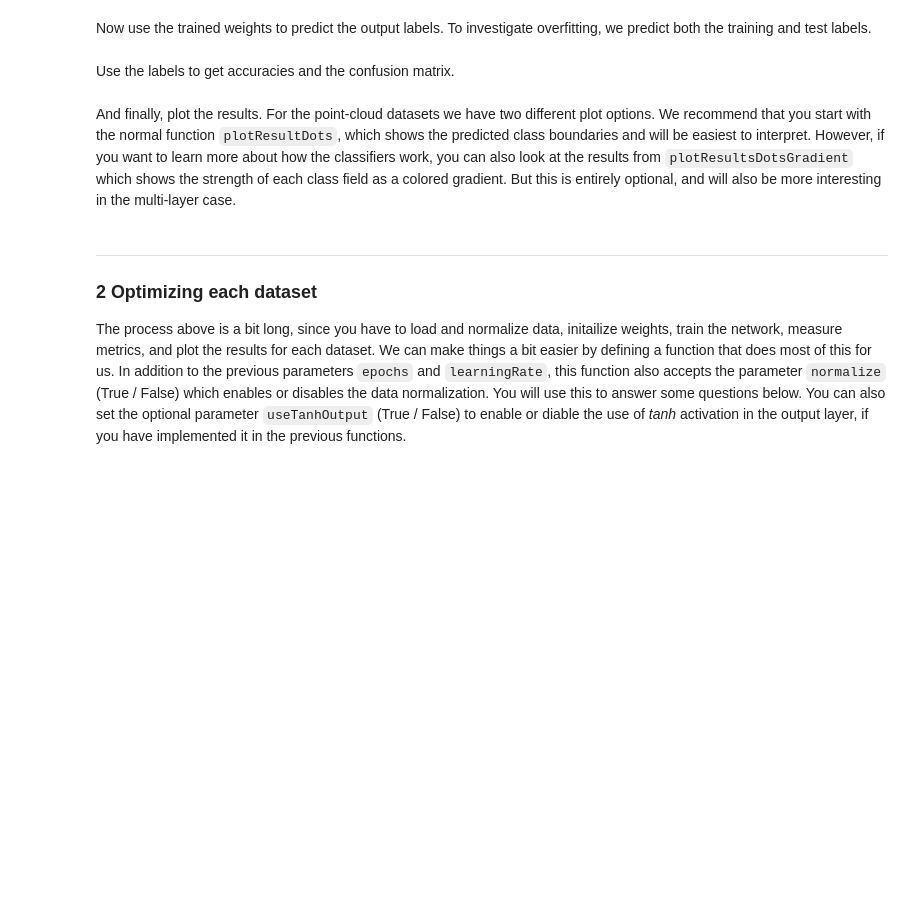
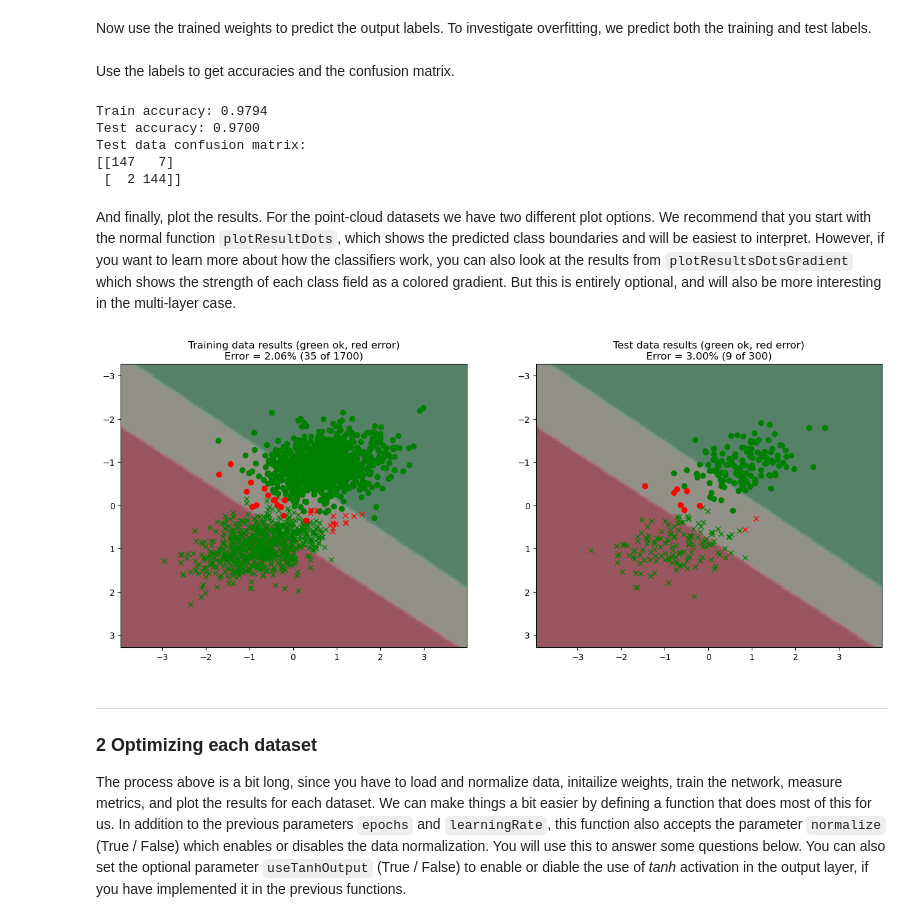
Before and after one commit to mattuz/TBMI26-neural-networks, a Jupyter notebook: LabCode/A1_Supervised/main2_SingleLayer.ipynb, the cells around one changed output. Drawn from its saved outputs; the diff is of its cells as text; code cells hidden in the pictures; blank space fills up the shorter version.

```diff
--- a/LabCode/A1_Supervised/main2_SingleLayer.ipynb
+++ b/LabCode/A1_Supervised/main2_SingleLayer.ipynb
@@ -69,7 +69,14 @@ def forward(X, W, B, useTanhOutput=False):
     # === Your code here =========================
     # --------------------------------------------
 
-    Y = ???
+    Z_curr = X@W + B
+
+    if(useTanhOutput):
+        #Tanh
+        Y = np.tanh(Z_curr)
+    else:
+        #Sigmoid
+        Y = 1/(1+np.exp(-Z_curr))
 
     # ============================================
 
@@ -108,8 +115,10 @@ def backward(W, B, X, Y, D, useTanhOutput=False):
     # --------------------------------------------
 
     # Calculate gradients
-    GradW = ???
-    GradB = ???
+    GradW = -X.T@(2/N*((D-Y)*(1-Y**2)))
+    GradB = -2/N * np.sum((D - Y), axis=0)
+
+
 
     # ============================================
 
@@ -141,9 +150,8 @@ def update(W, B, GradW, GradB, params):
     # --------------------------------------------
     # === Your code here =========================
     # --------------------------------------------
-
-    W = ???
-    B = ???
+    W = W - LR * GradW
+    B = B - LR * GradB
 
     # ============================================
 
@@ -289,3 +287,14 @@ B0 = ???
+# %%
+# --------------------------------------------
+# === Your code here =========================
+# --------------------------------------------
+nInputs  = XTrainNorm.shape[1]
+nClasses = len(np.unique(LTrain))
+
+
+W0 = np.random.normal(0, 0.01, (nInputs, nClasses ))
+B0 = np.random.normal(0, 0.01, (1, nClasses))
+# ============================================
 # %% [markdown]
 Now set the training parameters in the `params` dictionary. Later, you will add some more parameters, but for this first test the number of `epochs` and the `learningRate` is sufficient. Then run the training and observe how the losses, accuracies, and network weights change as the training progresses.
 # %%
@@ -309,14 +320,22 @@ print(f'Test accuracy: {accTest:.4f}')
 confMatrix = calcConfusionMatrix(LPredTest, LTest)
 print("Test data confusion matrix:")
 print(confMatrix)
+# %% [output]
+Train accuracy: 0.9794
+Test accuracy: 0.9700
+Test data confusion matrix:
+[[147   7]
+ [  2 144]]
 # %% [markdown]
 And finally, plot the results. For the point-cloud datasets we have two different plot options. We recommend that you start with the normal function `plotResultDots`, which shows the predicted class boundaries and will be easiest to interpret. However, if you want to learn more about how the classifiers work, you can also look at the results from `plotResultsDotsGradient` which shows the strength of each class field as a colored gradient. But this is entirely optional, and will also be more interesting in the multi-layer case.
 # %%
 if datasetNr < 4:
-    plotResultsDots(XTrainNorm, LTrain, LPredTrain, XTestNorm, LTest, LPredTest, lambda X: forward(X, W, B)[1])
-    #plotResultsDotsGradient(XTrainNorm, LTrain, LPredTrain, XTestNorm, LTest, LPredTest, lambda X: forward(X, W, B)[0])
+    #plotResultsDots(XTrainNorm, LTrain, LPredTrain, XTestNorm, LTest, LPredTest, lambda X: forward(X, W, B)[1])
+    plotResultsDotsGradient(XTrainNorm, LTrain, LPredTrain, XTestNorm, LTest, LPredTest, lambda X: forward(X, W, B)[0])
 else:
     plotConfusionMatrixOCR(XTest, LTest, LPredTest)
+# %% [output]
+[figure, added]
 # %% [markdown]
 ---
 ### **2 Optimizing each dataset**
```
Also changed, not shown: parts of 6 cells of this notebook, 1 other file.
